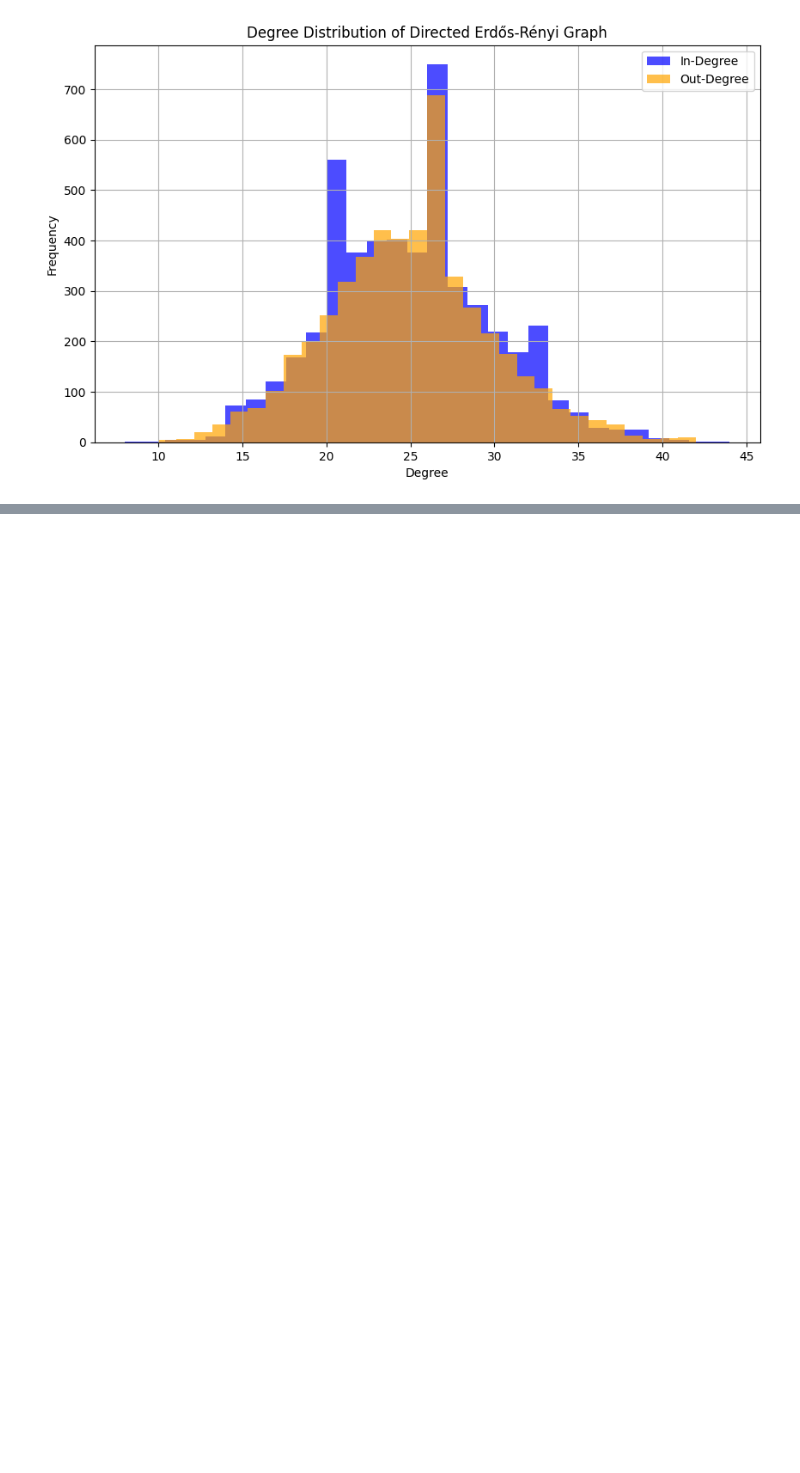
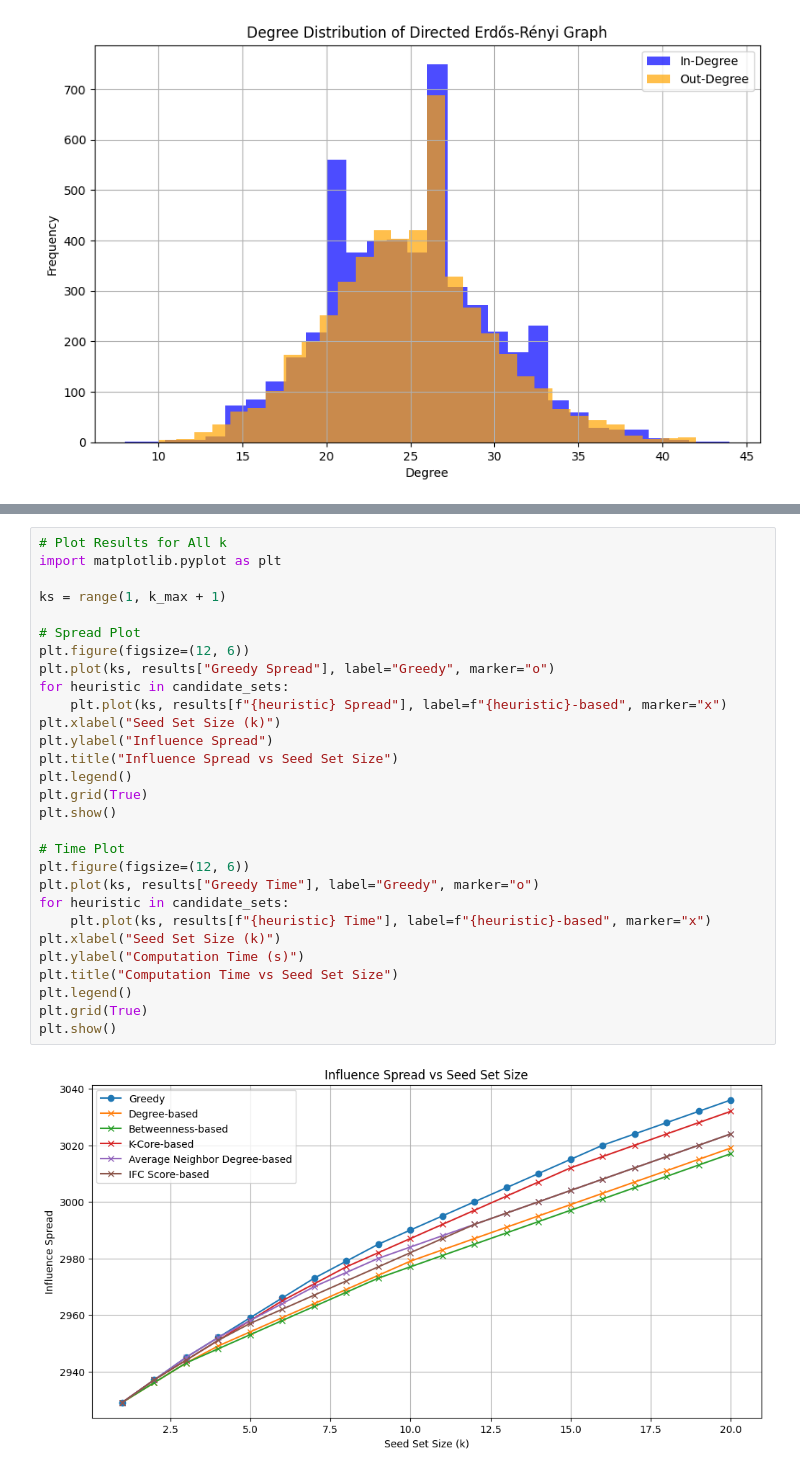
Before and after one commit to AaqibZ/AaqibZ, a Jupyter notebook: IM_Using_GNN.ipynb, the cells around one changed output, grey strips where cells are left out. Saved outputs shown, nothing was run; the diff lists cells and outputs as text; blank space fills up the shorter version.

```diff
--- a/IM_Using_GNN.ipynb
+++ b/IM_Using_GNN.ipynb
@@ -2188,0 +2192,31 @@ Running Betweenness-based for k=20...
+# %%
+# Plot Results for All k
+import matplotlib.pyplot as plt
+
+ks = range(1, k_max + 1)
+
+# Spread Plot
+plt.figure(figsize=(12, 6))
+plt.plot(ks, results["Greedy Spread"], label="Greedy", marker="o")
+for heuristic in candidate_sets:
+    plt.plot(ks, results[f"{heuristic} Spread"], label=f"{heuristic}-based", marker="x")
+plt.xlabel("Seed Set Size (k)")
+plt.ylabel("Influence Spread")
+plt.title("Influence Spread vs Seed Set Size")
+plt.legend()
+plt.grid(True)
+plt.show()
+
+# Time Plot
+plt.figure(figsize=(12, 6))
+plt.plot(ks, results["Greedy Time"], label="Greedy", marker="o")
+for heuristic in candidate_sets:
+    plt.plot(ks, results[f"{heuristic} Time"], label=f"{heuristic}-based", marker="x")
+plt.xlabel("Seed Set Size (k)")
+plt.ylabel("Computation Time (s)")
+plt.title("Computation Time vs Seed Set Size")
+plt.legend()
+plt.grid(True)
+plt.show()
+# %% [output]
+[figure, added]
```
Also changed, not shown: parts of 2 cells of this notebook.
